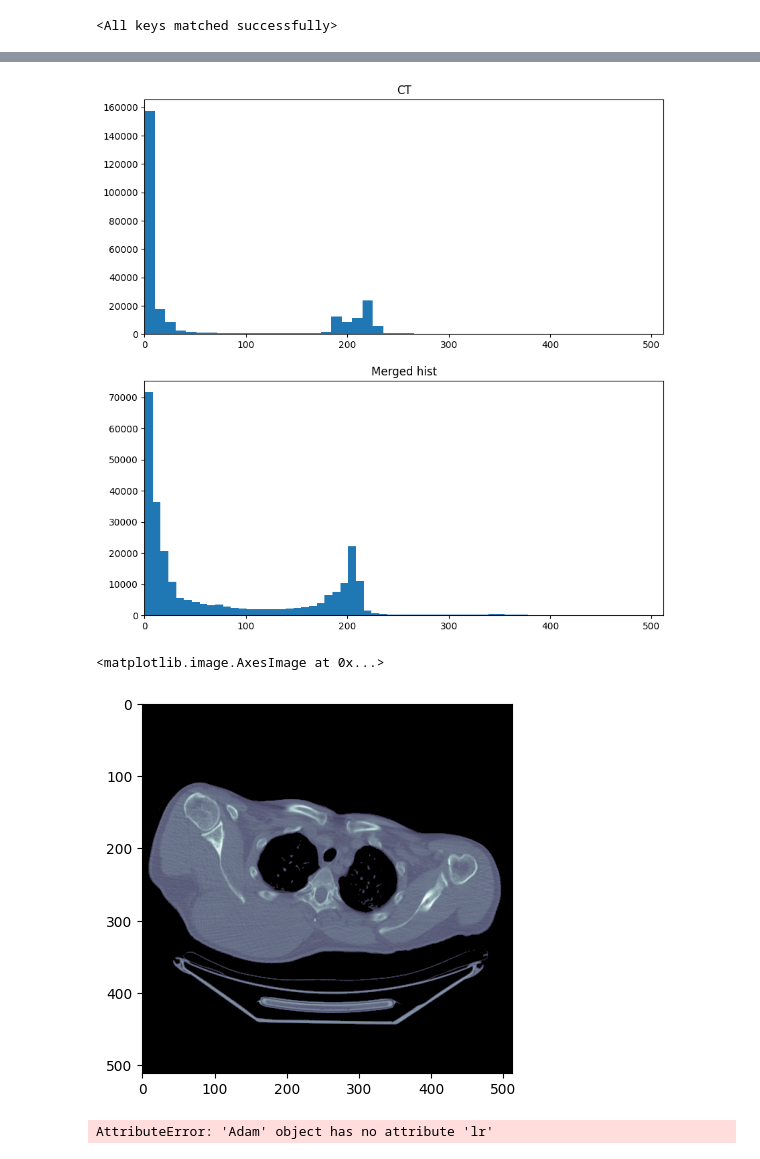
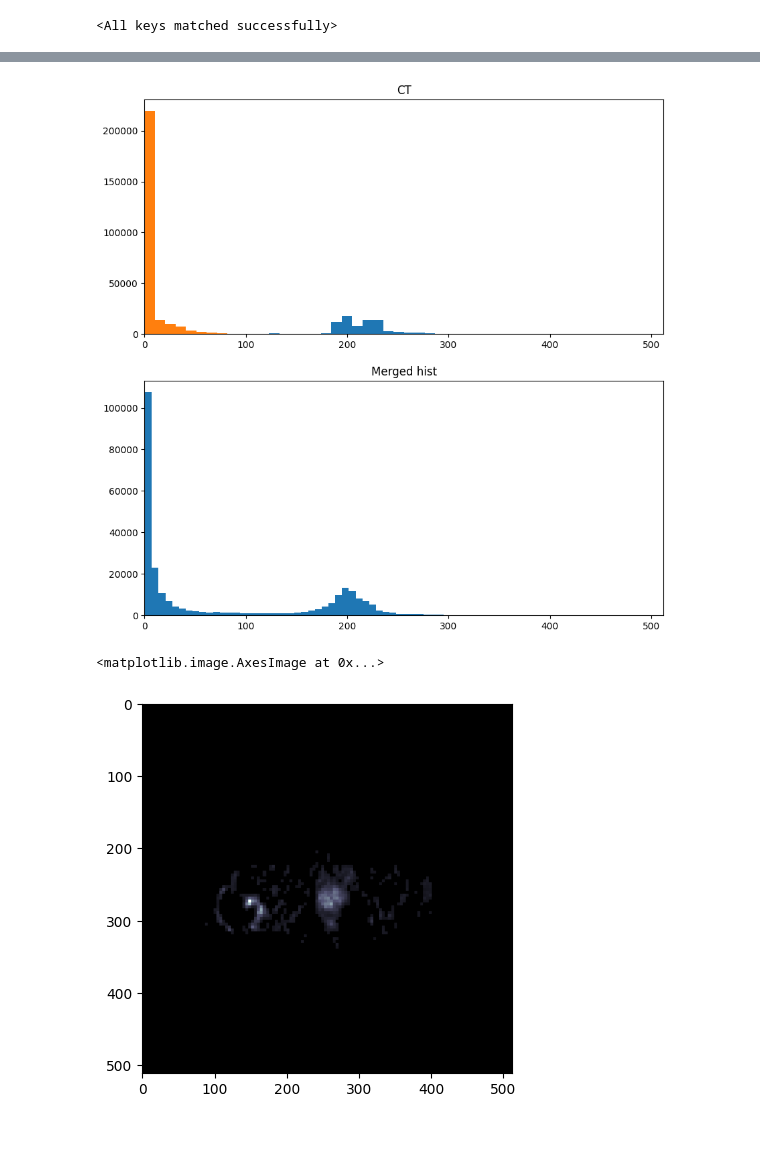
Before and after one commit to basicskill/medical-image-registration, a Jupyter notebook: model_evaluation.ipynb, the cells around one changed output, grey strips where cells are left out. Drawn from its saved outputs; the diff is of its cells as text; code cells hidden in the pictures.

```diff
--- a/model_evaluation.ipynb
+++ b/model_evaluation.ipynb
@@ -21,7 +21,7 @@ train_parameters = {
 }
 training_loader = DataLoader(train_dataset, **train_parameters)
 # %%
-model.load_state_dict(torch.load("./tmp_models/09.pt"))
+model.load_state_dict(torch.load("./tmp_models/15.pt"))
 # %% [output]
 <All keys matched successfully>
 # %%
@@ -60,6 +60,7 @@ fig, ax = plt.subplots(2, 1, figsize=(10, 10))
 
 
 ax[0].hist(ct.flatten(), bins=50)
+ax[0].hist(pet.flatten(), bins=50)
 ax[0].set_title("CT")
 ax[0].set_xlim(0, 512)
 ax[1].hist(result.flatten(), bins=50)
@@ -67,12 +68,12 @@ ax[1].set_title("Merged hist")
 ax[1].set_xlim(0, 512)
 plt.show()
 # %% [output]
-[figure, old version]
+[figure, new version]
 # %%
-new_ct = ct.clone()
+new_ct = pet.clone()
 
-new_ct[new_ct < 100] = 0
+new_ct[new_ct < 7*torch.mean(new_ct.flatten())] = 0
 plt.imshow(new_ct, cmap=plt.cm.bone)
 # %% [output]
 <matplotlib.image.AxesImage at 0x...>
-[figure, old version]
+[figure, new version]
@@ -83,4 +79,0 @@ o = Adam(model.parameters(), lr=3)
-# %%
-o
-# %% [output]
-AttributeError: 'Adam' object has no attribute 'lr'
```
Also changed, not shown: parts of 7 cells of this notebook, 2 other files.
